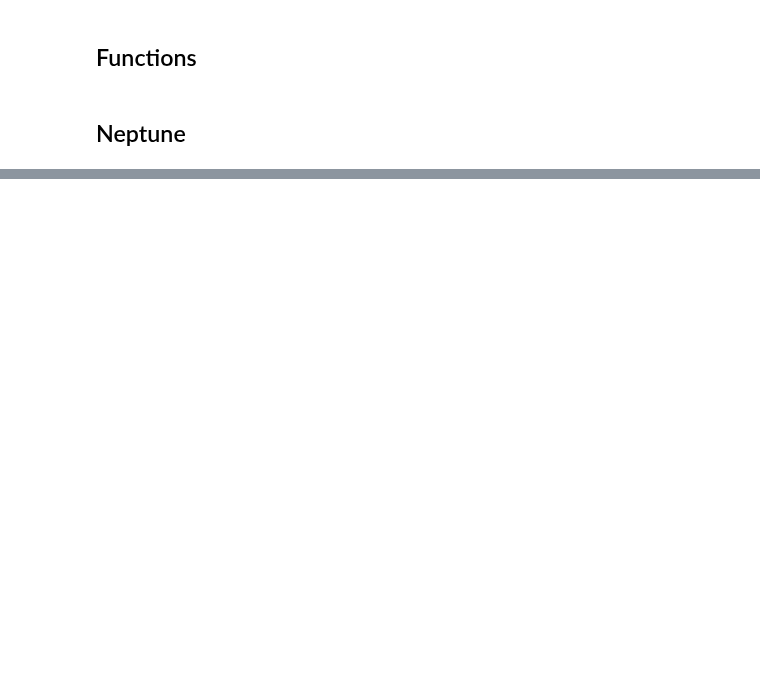
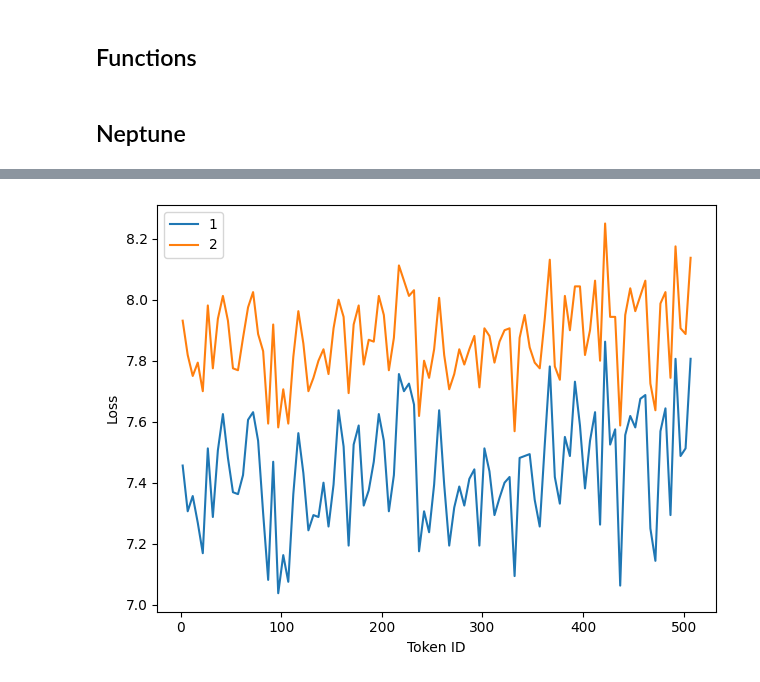
Before and after one commit to llm-random/nano, a Jupyter notebook: jupyter_notebooks/polts.ipynb, the cells around one changed output, grey strips where cells are left out. Saved outputs shown, nothing was run; the diff lists cells and outputs as text; code cells hidden in the pictures; blank space fills up the shorter version.

Commit message:
plot loss vs tokenid

```diff
--- a/jupyter_notebooks/polts.ipynb
+++ b/jupyter_notebooks/polts.ipynb
@@ -245,3 +274,25 @@ def get_neptune_table(tags, project="pmtest/llm-random", negative_tags=None, col
         print("========================\n")
 
     return runs_table
+
+def get_long_ctx_jsons(df, path=None, project="pmtest/llm-random"):
+    dict_list = []
+    for id in df["sys/id"].tolist():
+
+        run = neptune.init_run(
+            project=project,
+            mode="read-only",
+            api_token=os.environ["NEPTUNE_API_TOKEN"],
+            with_id=id,
+        )
+
+        # grab the File object
+        f = run[path]
+
+        with tempfile.NamedTemporaryFile(suffix=".json") as tmp:
+            f.download(tmp.name)
+            tmp.seek(0)
+            data = json.load(tmp)
+            dict_list.append(data)
+
+    return dict_list
@@ -309,0 +301,6 @@ Shape: (21, 872)
+# %%
+tags = ["context_scaling", "remote", "tiny", "1712"]
+negative_tags = []
+
+df = get_neptune_table(tags, negative_tags=negative_tags)
+print(df.shape)
@@ -309,0 +312,3 @@ Shape: (21, 872)
+# %%
+dict_list = get_long_ctx_jsons(df, path="eval_long_context/step_100.json")
+print(len(dict_list))
@@ -309,0 +321,5 @@ Shape: (21, 872)
+# %%
+names = ["1", "2"]
+fig = plot_loss_vs_tokenid(dict_list, run_names=names, smoothing=5)
+# %% [output]
+[figure, added]
```
Also changed, not shown: parts of 13 cells of this notebook, 2 other files.
